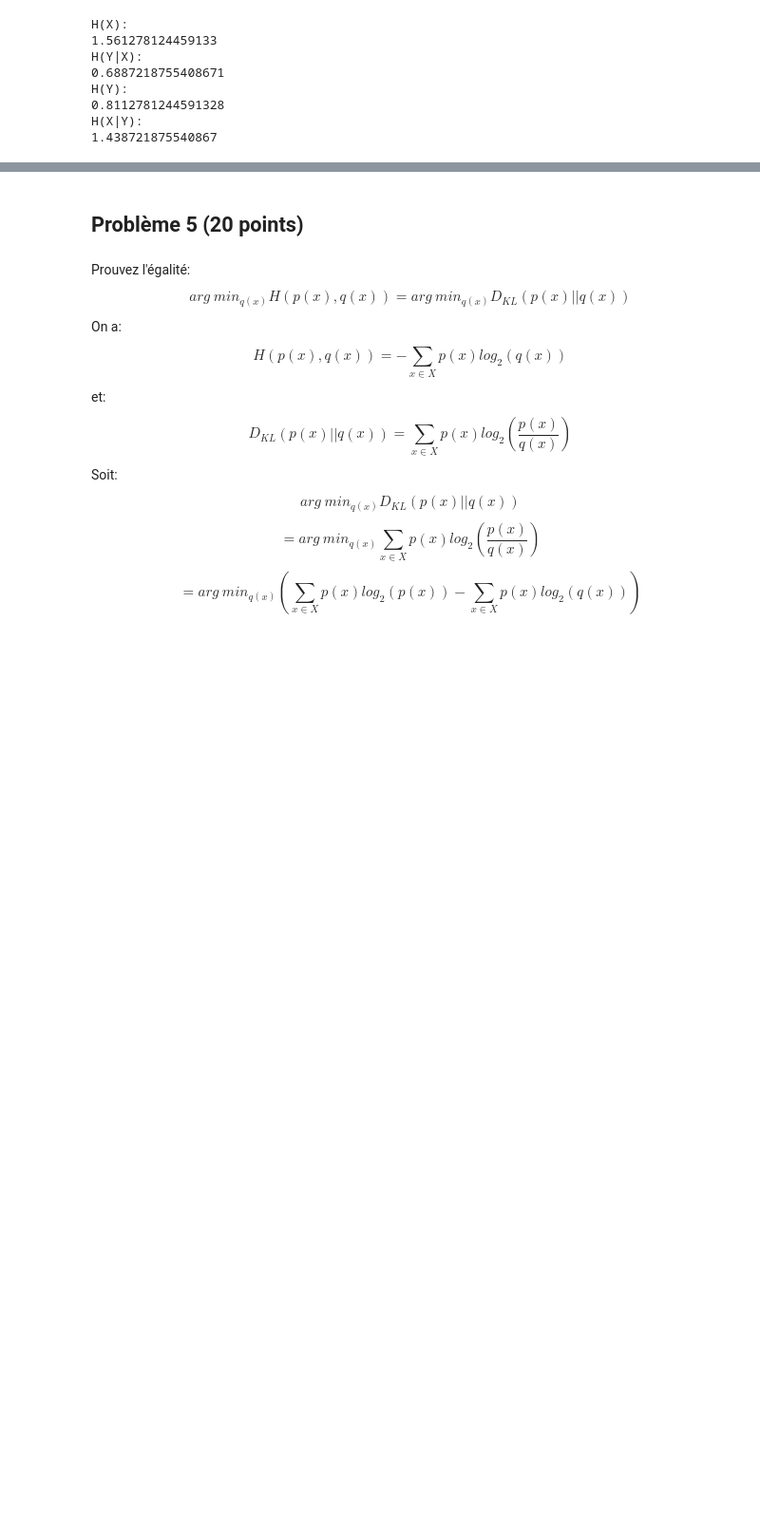
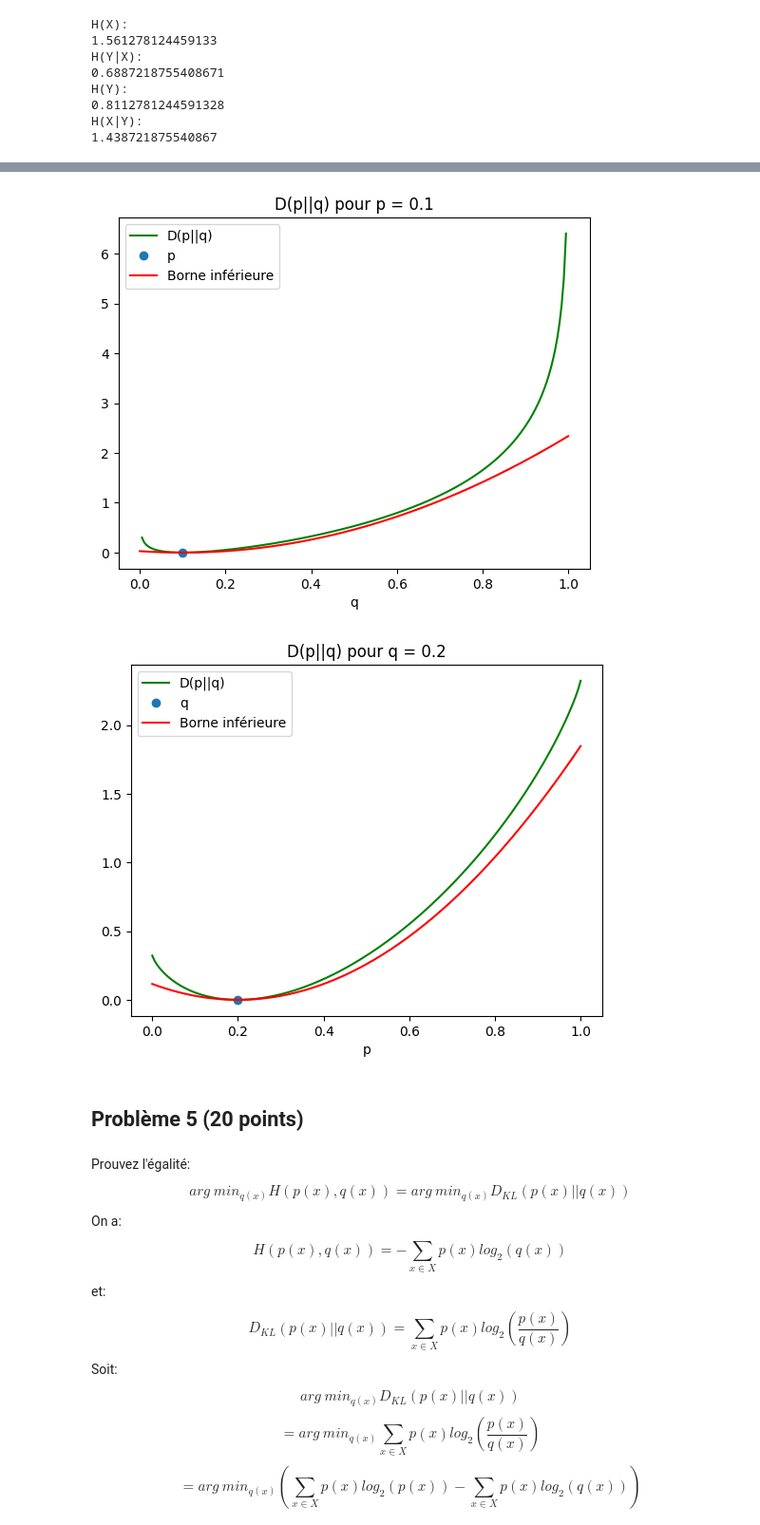
Before and after one commit to Arkanthara/information_theory_for_data_science_and_machine_learning, a Jupyter notebook: Michel_Donnet_Problem_Set_7.ipynb, the cells around one changed output, grey strips where cells are left out. Shown: that part at 95% size. Cells and saved outputs as stored; diff of their text form; code cells hidden in the pictures; blank space fills up the shorter version.

```diff
--- a/Michel_Donnet_Problem_Set_7.ipynb
+++ b/Michel_Donnet_Problem_Set_7.ipynb
@@ -156,0 +175,28 @@ print(0.8112781244591328 - 0.6887218755408671)
+# %%
+x = np.linspace(1, 8, 8)
+p = lambda x : 1/8
+def q_1(valeur):
+    if valeur == 1: return 0.03
+    if valeur == 2: return 0.07
+    if valeur == 3: return 0.1
+    if valeur == 4: return 0.2
+    if valeur == 5: return 0.25
+    if valeur == 6: return 0.2
+    if valeur == 7: return 0.1
+    if valeur == 8: return 0.05
+    print("x n'appartient pas à {1, 2, 3, 4, 5, 6, 7, 8}")
+def q_2(valeur):
+    if valeur == 1: return 0.1
+    if valeur == 2: return 0
+    if valeur == 3: return 0
+    if valeur == 4: return 0.4
+    if valeur == 5: return 0
+    if valeur == 6: return 0
+    if valeur == 7: return 0.3
+    if valeur == 8: return 0.2
+    print("x n'appartient pas à {1, 2, 3, 4, 5, 6, 7, 8}")
+
+print("Divergence KL entre p(x) et le premier cas de figure de q(x)")
+print(divergence_KL(p, q_1, x))
+print("\nDivergence KL entre p(x) et le deuxième cas de figure de q(x)")
+print(divergence_KL(p, q_2, x))
@@ -157,3 +303,8 @@ print(0.8112781244591328 - 0.6887218755408671)
+# %%
+print_graphiques(True)
+# %% [output]
+[figure, added]
+[figure, added]
 # %% [markdown]
 ## Problème 5 (20 points)
 # %% [markdown]
```
Also changed, not shown: parts of 20 cells of this notebook.
